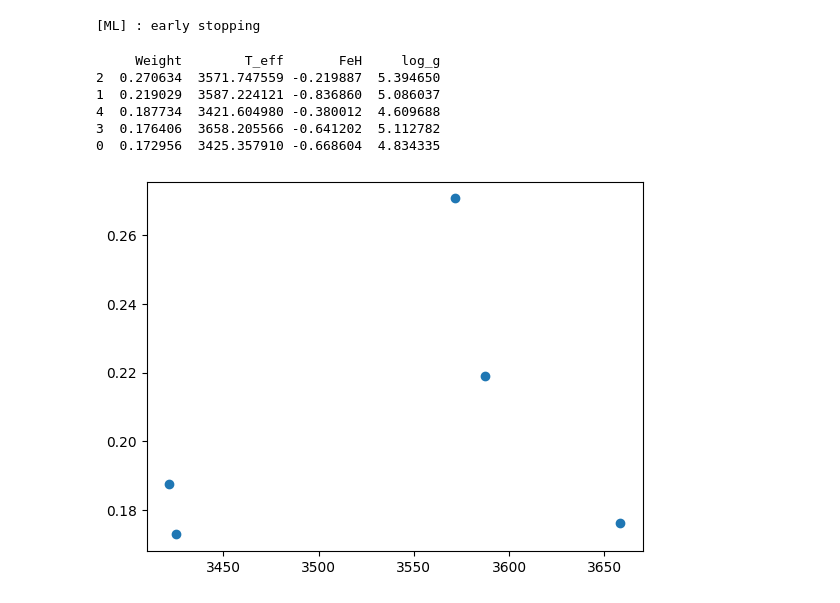
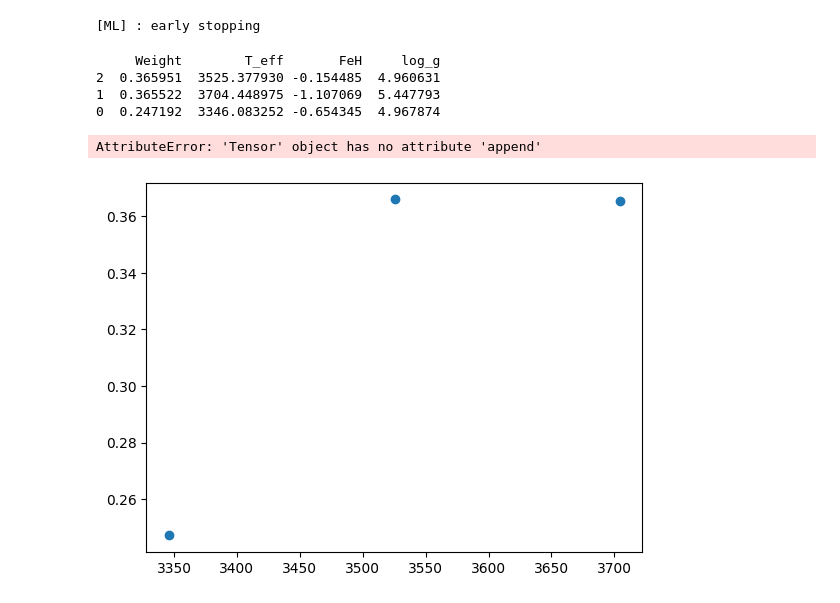
Before and after one commit to Part-III-Project-48/stellar-heterogeneity-modelling, a Jupyter notebook: spots_and_faculae_model/src/spectrum_component_analyser/ML.ipynb, the cells around one changed output. Cells and saved outputs as stored; diff of their text form; code cells hidden in the pictures.

Commit message:
feat: fit all spectra in JWST fits file using same ML model, and plot the result for all of them at once

```diff
--- a/spots_and_faculae_model/src/spectrum_component_analyser/ML.ipynb
+++ b/spots_and_faculae_model/src/spectrum_component_analyser/ML.ipynb
@@ -119,7 +119,7 @@ combination_parameters = []
 
 number_of_combined_curves_to_generate : int = 5*len(y_curves)
 
-number_of_components_to_use = 5
+number_of_components_to_use = 3
 
 number_parameters : int = number_of_components_to_use * 4 # (weight, T_eff, FeH, log_g) x number_of_components_to_use, weight_a, weight_b
 
@@ -258,58 +273,67 @@ for epoch in progress_bar:
 # %% [output]
 [ML] : early stopping
 # %%
+
+import matplotlib.pyplot as plt
+from spots_and_faculae_model.readers import read_JWST_fits_all_spectra
 
 num_samples_mc = 500 # number of Monte Carlo forward passes used for MC-Dropout to estimate uncertainty.
 preds = []
 
 model.train()
 
-# scale fluxes by same X_scaler that we used to scale the training data
-x_input_scaled = X_scaler.transform(spectrum_to_decompose.Fluxes.reshape(1, -1))
-x_tensor = torch.tensor(x_input_scaled, dtype=torch.float32)
+all_observational_spectra = read_JWST_fits_all_spectra(wavelength_grid_absolute_path, name="LTT-1445A")
 
-# x_tensor = torch.tensor(spectrum_to_decompose.Fluxes, dtype=torch.float32)
+for spectrum_to_decompose in all_observational_spectra:
+    preds = []
+    mask = np.isfinite(spectrum_to_decompose.Fluxes) # mask that removes np.inf values from spectra - this could be observational spectra dependent; so we have to apply this to the data cube after creating the data cube, not before
+    spectrum_to_decompose = spectrum_to_decompose[mask]
+    spectrum_to_decompose.normalise_Janskys()
+    # scale fluxes by same X_scaler that we used to scale the training data
+    x_input_scaled = X_scaler.transform(spectrum_to_decompose.Fluxes.reshape(1, -1))
+    x_tensor = torch.tensor(x_input_scaled, dtype=torch.float32)
 
-with torch.no_grad():
-    for _ in range(num_samples_mc):
-        preds.append(model(x_tensor))
+    # x_tensor = torch.tensor(spectrum_to_decompose.Fluxes, dtype=torch.float32)
 
-preds = torch.stack(preds) # shape [num_samples_mc, 1, number_parameters]
+    with torch.no_grad():
+        for _ in range(num_samples_mc):
+            preds.append(model(x_tensor))
 
-mean_prediction = preds.mean(dim = 0)
-std_prediction = preds.std(dim = 0)
+    preds = torch.stack(preds) # shape [num_samples_mc, 1, number_parameters]
 
-mean_pred_scaled = mean_prediction.detach().numpy()
-mean_pred_physical : np.array = A_scaler.inverse_transform(mean_pred_scaled.reshape(1, -1))[0]
+    mean_prediction = preds.mean(dim = 0)
+    std_prediction = preds.std(dim = 0)
 
-std_pred_scaled = std_prediction.detach().numpy()
-std_pred_physical = std_pred_scaled * A_scaler.scale_
+    mean_pred_scaled = mean_prediction.detach().numpy()
+    mean_pred_physical : np.array = A_scaler.inverse_transform(mean_pred_scaled.reshape(1, -1))[0]
 
-import pandas as pd
+    std_pred_scaled = std_prediction.detach().numpy()
+    std_pred_physical = std_pred_scaled * A_scaler.scale_
 
-n_variables = 4
+    import pandas as pd
 
-column_names = ["Weight", "T_eff", "FeH", "log_g"]
+    n_variables = 4
 
-# Convert list to array
-arr = np.array(mean_pred_physical)
+    column_names = ["Weight", "T_eff", "FeH", "log_g"]
 
-# Build dictionary dynamically using the string variables
-data = {name: arr[i::n_variables] for i, name in enumerate(column_names)}
+    # Convert list to array
+    arr = np.array(mean_pred_physical)
 
-# Create DataFrame
-df = pd.DataFrame(data)
-df = df.sort_values(by=column_names[0], ascending=False)
-print(df)
+    # Build dictionary dynamically using the string variables
+    data = {name: arr[i::n_variables] for i, name in enumerate(column_names)}
 
-import matplotlib.pyplot as plt
-plt.scatter(x=df["T_eff"], y=df["Weight"])
+    # Create DataFrame
+    df = pd.DataFrame(data)
+    df = df.sort_values(by=column_names[0], ascending=False)
+    print(df)
+
+
+    plt.scatter(x=df["T_eff"], y=df["Weight"])
 plt.show()
 # %% [output]
      Weight        T_eff       FeH     log_g
-2  0.270634  3571.747559 -0.219887  5.394650
-1  0.219029  3587.224121 -0.836860  5.086037
-4  0.187734  3421.604980 -0.380012  4.609688
-3  0.176406  3658.205566 -0.641202  5.112782
-0  0.172956  3425.357910 -0.668604  4.834335
+2  0.365951  3525.377930 -0.154485  4.960631
+1  0.365522  3704.448975 -1.107069  5.447793
+0  0.247192  3346.083252 -0.654345  4.967874
+AttributeError: 'Tensor' object has no attribute 'append'
-[figure, old version]
+[figure, new version]
```
Also changed, not shown: parts of 2 cells of this notebook, 1 other file.
